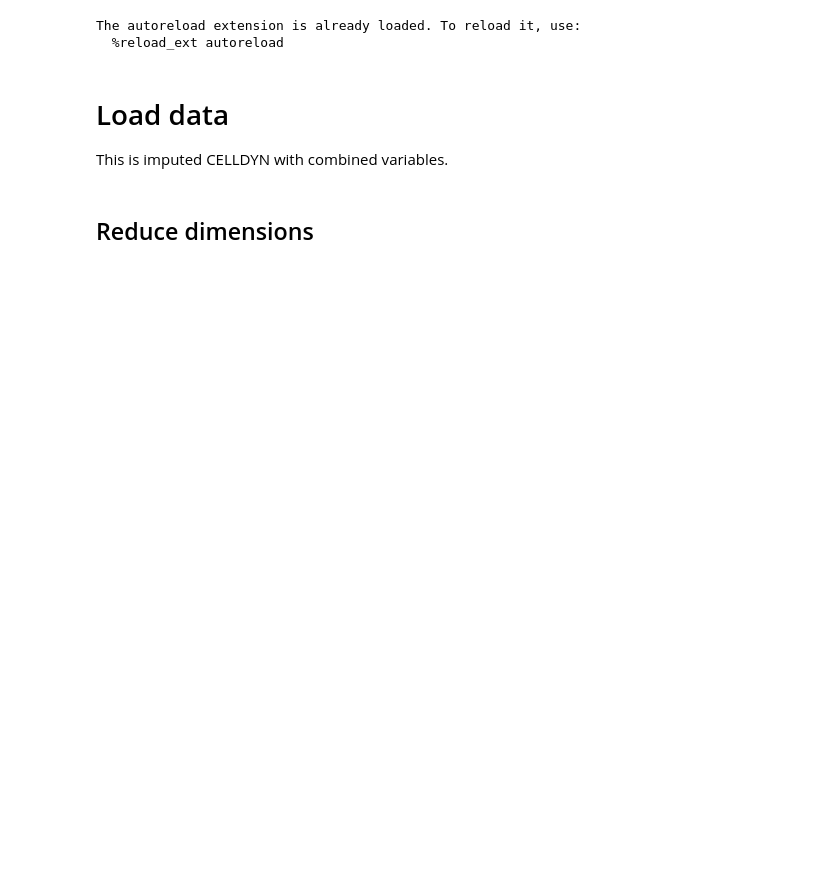
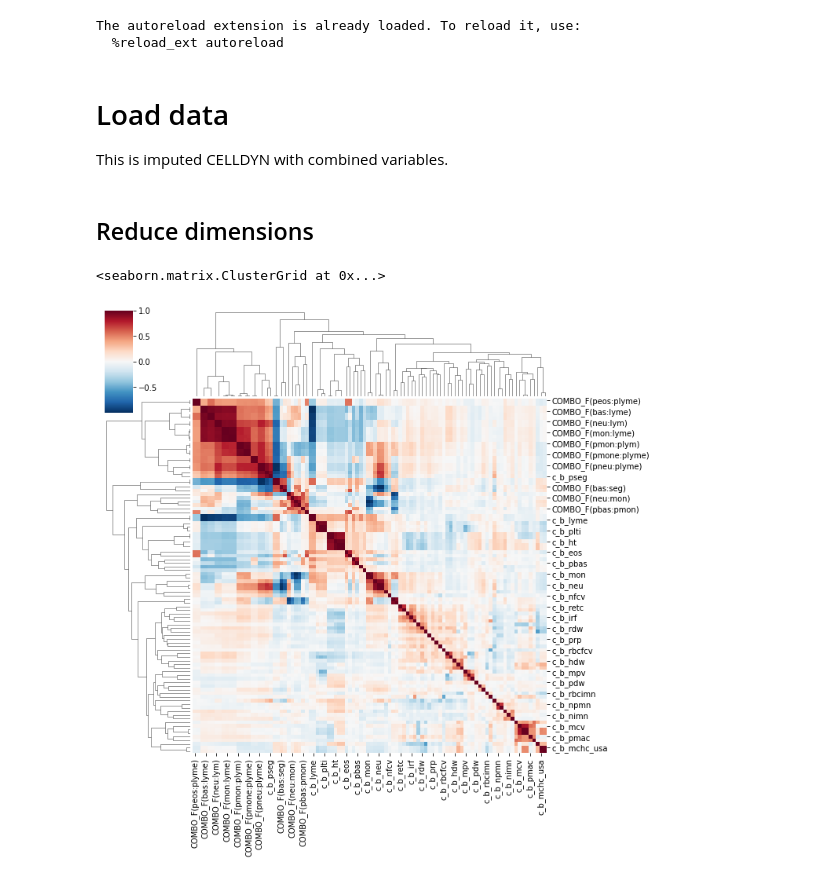
Before and after one commit to HJJoosse/celldyn_embedder, a Jupyter notebook: sandbox/Bram_embedding_w_label.ipynb, the cells around one changed output. Saved outputs shown, nothing was run; the diff lists cells and outputs as text; code cells hidden in the pictures; blank space fills up the shorter version.

```diff
--- a/sandbox/Bram_embedding_w_label.ipynb
+++ b/sandbox/Bram_embedding_w_label.ipynb
@@ -78,0 +87,7 @@ celldyn_full_updated = celldyn_full_updated.merge(meta[['studyid_alle_celldyn',
+# %%
+#celldyn_full_updated[meas_columns_update].median().hist(bins=25)
+corr_matrix = celldyn_full.sample(50000)[meas_columns].corr(method='spearman')
+sns.clustermap(corr_matrix, cmap='RdBu_r', center=0, figsize=(10,10))
+# %% [output]
+<seaborn.matrix.ClusterGrid at 0x...>
+[figure, added]
```
Also changed, not shown: parts of 12 cells of this notebook.
